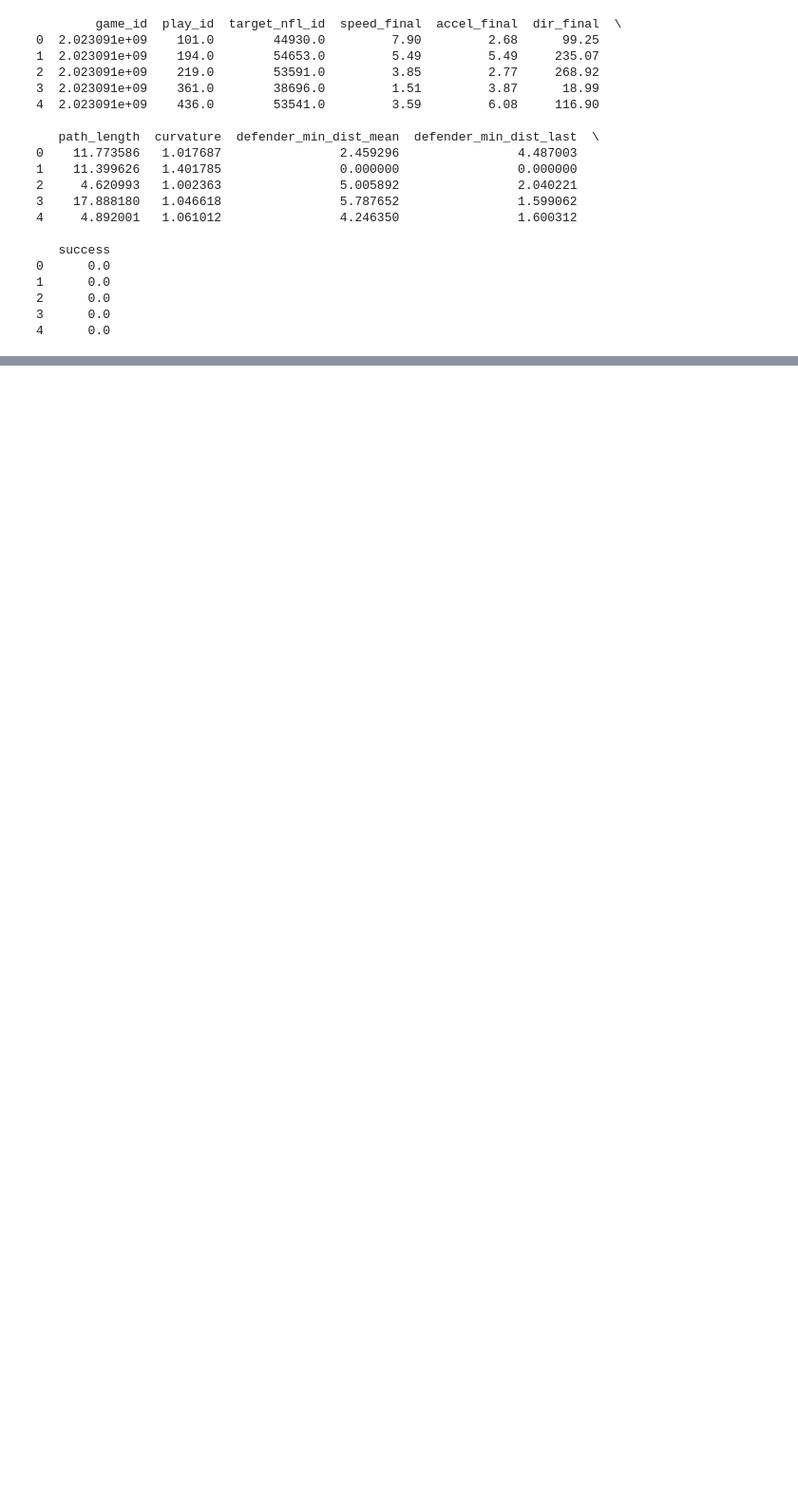
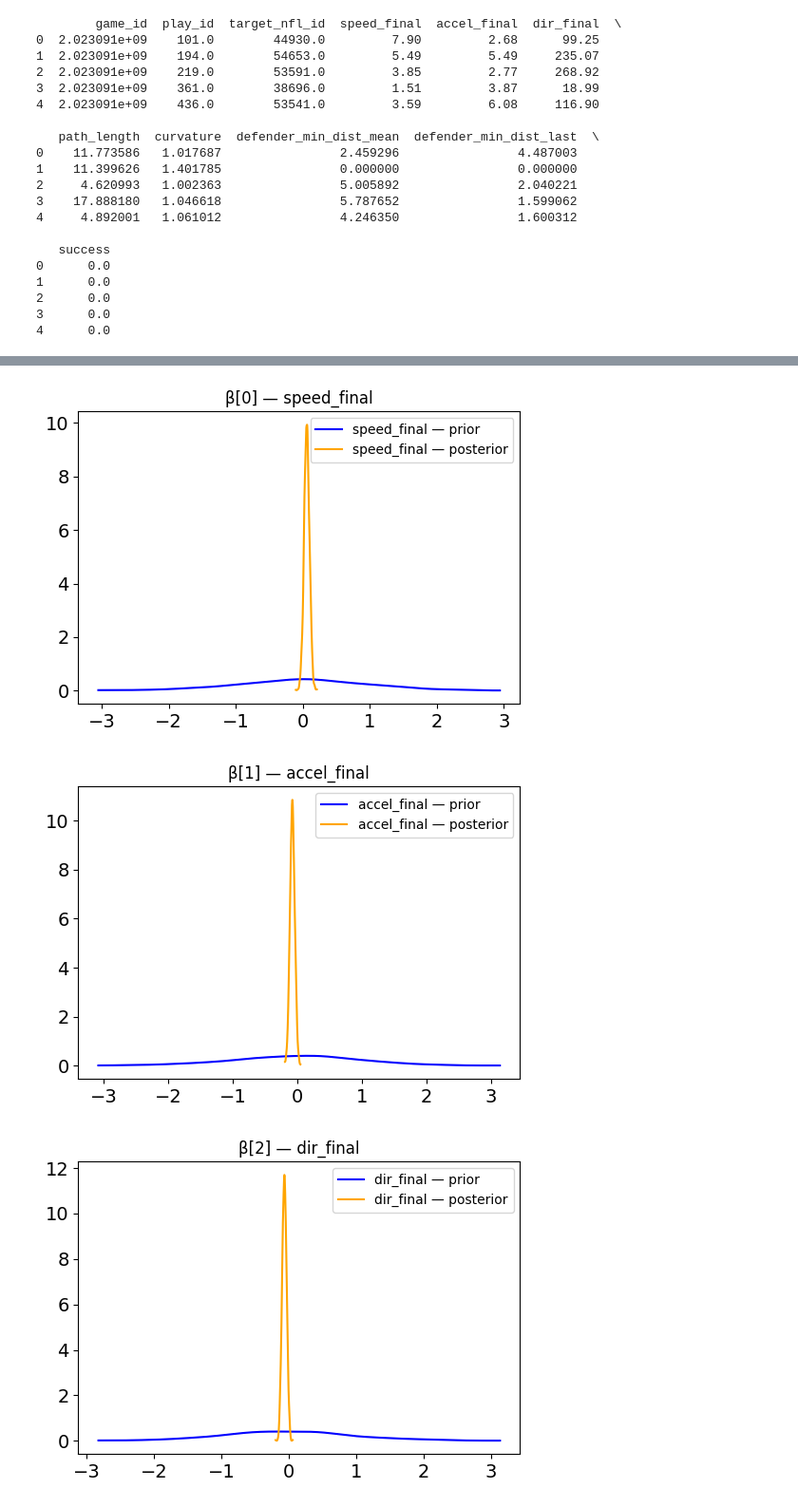
Before and after one commit to MitchellVerhelle/bayes_final_project, a Jupyter notebook: bayesian_regression.ipynb, the cells around one changed output, grey strips where cells are left out. Shown: that part at 95% size. Cells and saved outputs as stored; diff of their text form; code cells hidden in the pictures; blank space fills up the shorter version.

```diff
--- a/bayesian_regression.ipynb
+++ b/bayesian_regression.ipynb
@@ -278,8 +258,0 @@ for p in param_names:
-# %%
-for i in range(idata.posterior["beta"].shape[2]):
-    plt.figure(figsize=(6,4))
-    az.plot_dist(idata.prior["beta"][:,:,i], label=f"beta[{i}] prior")
-    az.plot_dist(idata.posterior["beta"][:,:,i], label=f"beta[{i}] posterior")
-    plt.legend()
-    plt.title(f"beta[{i}]: Prior vs Posterior")
-    plt.show()
@@ -321,0 +287,35 @@ plt.show()
+# %%
+feature_names = [
+    'speed_final',
+    'accel_final',
+    'dir_final',
+    'path_length',
+    'curvature',
+    'defender_min_dist_mean',
+    'defender_min_dist_last'
+]
+
+for i, fname in enumerate(feature_names):
+    plt.figure(figsize=(6, 4))
+
+    # PRIOR (force a blue color)
+    az.plot_dist(
+        idata.prior["beta"][:, :, i],
+        label=f"{fname} — prior",
+        color="blue"
+    )
+
+    # POSTERIOR (force an orange color)
+    az.plot_dist(
+        idata.posterior["beta"][:, :, i],
+        label=f"{fname} — posterior",
+        color="orange"
+    )
+
+    plt.title(f"β[{i}] — {fname}")
+    plt.legend()
+    plt.show()
+# %% [output]
+[figure, added]
+[figure, added]
+[figure, added]
```
Also changed, not shown: parts of 19 cells of this notebook.
